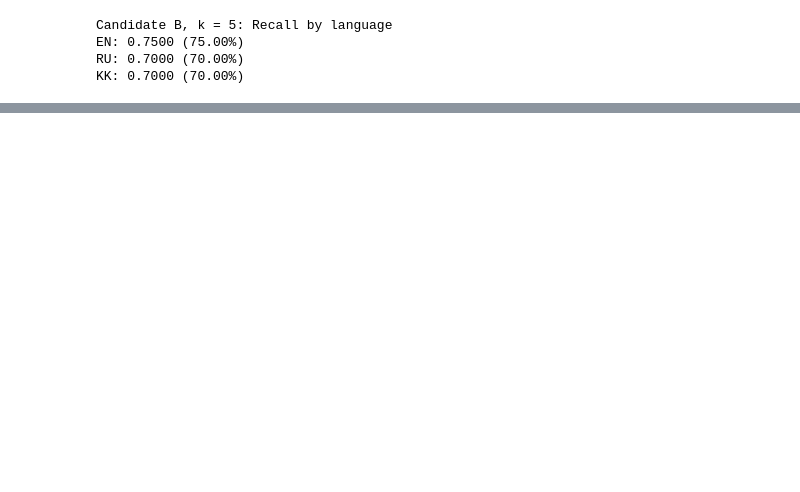
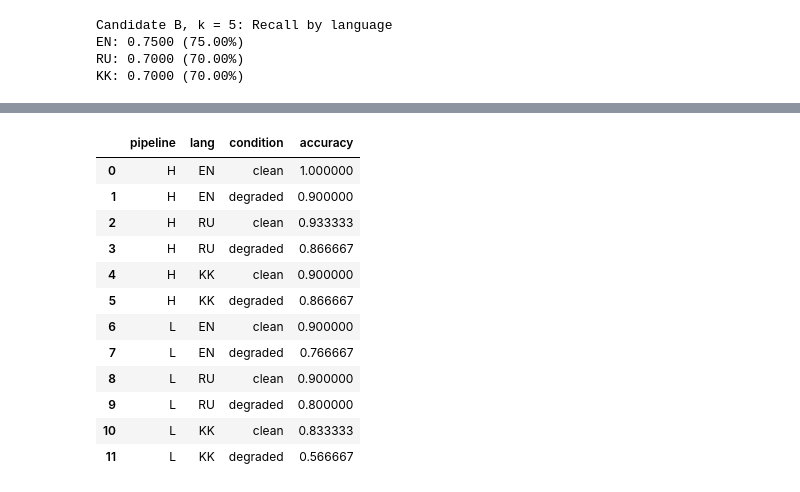
Before and after one commit to NikitaStrongest1/midterm-1-AI-course, a Jupyter notebook: midterm1.ipynb, the cells around one changed output, grey strips where cells are left out. Drawn from its saved outputs; the diff is of its cells as text; code cells hidden in the pictures; blank space fills up the shorter version.

```diff
--- a/midterm1.ipynb
+++ b/midterm1.ipynb
@@ -309,0 +323,18 @@ KK: 0.7000 (70.00%)
+# %%
+data["accuracy"] = data["n_correct"] / data["n_docs"]
+
+data[["pipeline", "lang", "condition", "accuracy"]]
+# %% [output]
+|  | pipeline | lang | condition | accuracy |
+| 0 | H | EN | clean | 1.000000 |
+| 1 | H | EN | degraded | 0.900000 |
+| 2 | H | RU | clean | 0.933333 |
+| 3 | H | RU | degraded | 0.866667 |
+| 4 | H | KK | clean | 0.900000 |
+| 5 | H | KK | degraded | 0.866667 |
+| 6 | L | EN | clean | 0.900000 |
+| 7 | L | EN | degraded | 0.766667 |
+| 8 | L | RU | clean | 0.900000 |
+| 9 | L | RU | degraded | 0.800000 |
+| 10 | L | KK | clean | 0.833333 |
+| 11 | L | KK | degraded | 0.566667 |
```
Also changed, not shown: parts of 25 cells of this notebook.
